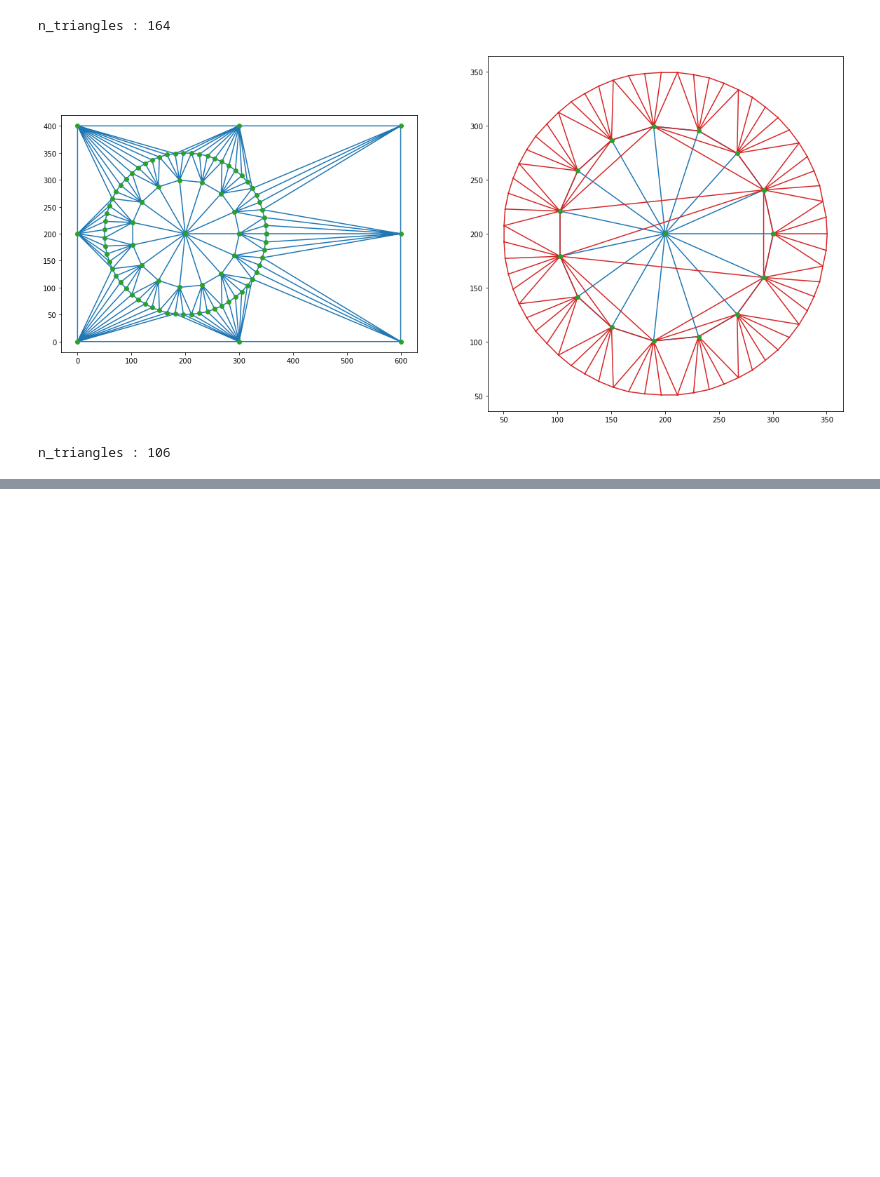
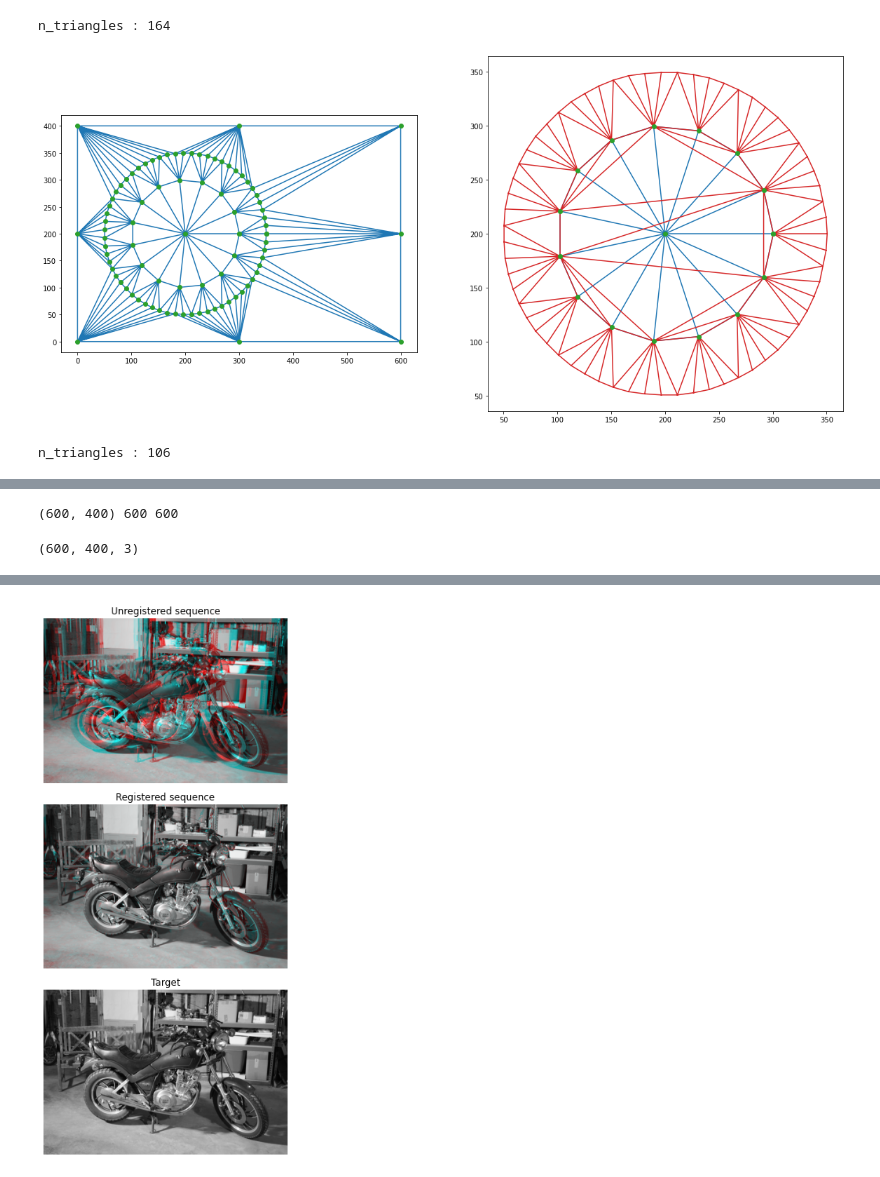
Before and after one commit to trangle1302/2D_shapespace, a Jupyter notebook: notebooks/deformation_field.ipynb, the cells around one changed output, grey strips where cells are left out. Cells and saved outputs as stored; diff of their text form; code cells hidden in the pictures; blank space fills up the shorter version.

```diff
--- a/notebooks/deformation_field.ipynb
+++ b/notebooks/deformation_field.ipynb
@@ -568,4 +638,74 @@ def warp_triangles(img, tri_f, tri_to, show_triangles = False, write_canvas = Fa
+# %%
+canvas_out = warp_triangles(resize(np.rot90(protein,3), (600,400)), tri_f, tri_t, show_triangles = False, write_canvas = False)
+#plt.imshow(draw_triangles(resize(np.rot90(protein,3), (600,400)), tri_f))
+# %% [output]
+(600, 400) 600 600
+# %%
+ori_shape.shape
+# %% [output]
+(600, 400, 3)
 # %%
-#warp_triangles(protein, srcTri, dstTri, show_triangles = False, write_canvas = False)
-dstTri
+#warp_triangles(protein, tri_f, tr_t, show_triangles = False, write_canvas = False)
+import numpy as np
+from matplotlib import pyplot as plt
+from skimage.color import rgb2gray
+from skimage.data import stereo_motorcycle, vortex
+from skimage.transform import warp
+from skimage.registration import optical_flow_tvl1, optical_flow_ilk
+
+# --- Load the sequence
+image0, image1, disp = stereo_motorcycle()
+
+# --- Convert the images to gray level: color is not supported.
+image0 = rgb2gray(image0)
+image1 = rgb2gray(image1)
+
+# --- Compute the optical flow
+v, u = optical_flow_tvl1(image0, image1)
+
+# --- Use the estimated optical flow for registration
+
+nr, nc = image0.shape
+
+row_coords, col_coords = np.meshgrid(np.arange(nr), np.arange(nc),
+                                     indexing='ij')
+
+image1_warp = warp(image1, np.array([row_coords + v, col_coords + u]),
+                   mode='edge')
+
+# build an RGB image with the unregistered sequence
+seq_im = np.zeros((nr, nc, 3))
+seq_im[..., 0] = image1
+seq_im[..., 1] = image0
+seq_im[..., 2] = image0
+
+# build an RGB image with the registered sequence
+reg_im = np.zeros((nr, nc, 3))
+reg_im[..., 0] = image1_warp
+reg_im[..., 1] = image0
+reg_im[..., 2] = image0
+
+# build an RGB image with the registered sequence
+target_im = np.zeros((nr, nc, 3))
+target_im[..., 0] = image0
+target_im[..., 1] = image0
+target_im[..., 2] = image0
+
+# --- Show the result
+
+fig, (ax0, ax1, ax2) = plt.subplots(3, 1, figsize=(5, 10))
+
+ax0.imshow(seq_im)
+ax0.set_title("Unregistered sequence")
+ax0.set_axis_off()
+
+ax1.imshow(reg_im)
+ax1.set_title("Registered sequence")
+ax1.set_axis_off()
+
+ax2.imshow(target_im)
+ax2.set_title("Target")
+ax2.set_axis_off()
+
+fig.tight_layout()
 # %% [output]
@@ -588,0 +712 @@ array([[84, 53, 85],
+[figure, added]
```
Also changed, not shown: parts of 31 cells of this notebook, 4 other files.
